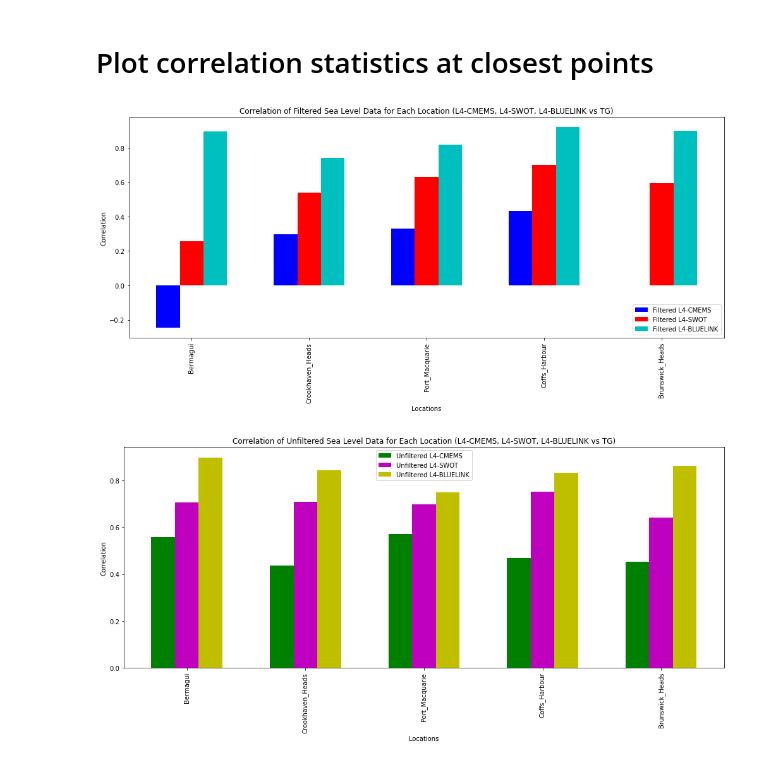
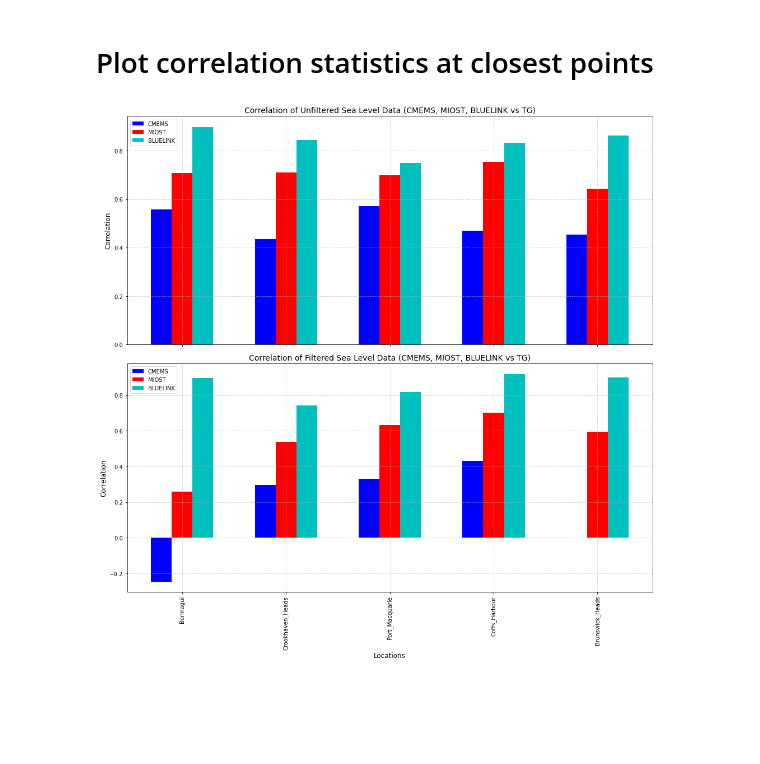
Before and after one commit to ne62rut/coastal_trapped_waves, a Jupyter notebook: correlate_tg_with_grids_1d.ipynb, the cells around one changed output. Drawn from its saved outputs; the diff is of its cells as text; code cells hidden in the pictures; blank space fills up the shorter version.

Commit message:
working on plot with spatial lag correlations

```diff
--- a/correlate_tg_with_grids_1d.ipynb
+++ b/correlate_tg_with_grids_1d.ipynb
@@ -341,66 +347,61 @@ for i in range(unfiltered_sla_array_ml.shape[1]):
         corr = np.corrcoef(unfiltered_sla_array_ml[valid_indices, i], filtered_sla_dac_demeaned[valid_indices, i])[0, 1]
     else:
         corr = np.nan  # If no valid data points, correlation is NaN
     unfiltered_correlations_ml.append(corr)
 
 # Calculate correlation for filtered BLUELINK data
 filtered_correlations_bluelink = []
 for i in range(filtered_sla_array_bluelink.shape[1]):
     corr = np.corrcoef(filtered_sla_array_bluelink[:, i], filtered_sla_dac_filtered[:, i])[0, 1]
     filtered_correlations_bluelink.append(corr)
 
 # Calculate correlation for unfiltered BLUELINK data
 unfiltered_correlations_bluelink = []
 for i in range(unfiltered_sla_array_bluelink.shape[1]):
     # Handle NaNs in unfiltered_sla_array_bluelink and filtered_sla_dac_demeaned
     valid_indices = ~np.isnan(unfiltered_sla_array_bluelink[:, i]) & ~np.isnan(filtered_sla_dac_demeaned[:, i])
     if np.any(valid_indices):
         corr = np.corrcoef(unfiltered_sla_array_bluelink[valid_indices, i], filtered_sla_dac_demeaned[valid_indices, i])[0, 1]
     else:
         corr = np.nan  # If no valid data points, correlation is NaN
     unfiltered_correlations_bluelink.append(corr)
 
-# Plotting filtered correlations
-plt.figure(figsize=(14, 7))
-bar_width = 0.2
-index = np.arange(len(locations))
 
-# Plot filtered CMEMS correlations
-plt.bar(index, filtered_correlations_cmems, width=bar_width, label='Filtered L4-CMEMS', color='b')
+# Create a single figure with two subplots
+fig, axes = plt.subplots(2, 1, figsize=(14, 14), sharex=True)
 
-# Plot filtered ML correlations
-plt.bar(index + bar_width, filtered_correlations_ml, width=bar_width, label='Filtered L4-SWOT', color='r')
+# Plot unfiltered correlations (Top subplot)
+axes[0].bar(index, unfiltered_correlations_cmems, width=bar_width, label='CMEMS', color='b')
+axes[0].bar(index + bar_width, unfiltered_correlations_ml, width=bar_width, label='MIOST', color='r')
+axes[0].bar(index + 2 * bar_width, unfiltered_correlations_bluelink, width=bar_width, label='BLUELINK', color='c')
 
-# Plot filtered BLUELINK correlations
-plt.bar(index + 2 * bar_width, filtered_correlations_bluelink, width=bar_width, label='Filtered L4-BLUELINK', color='c')
+axes[0].set_title('Correlation of Unfiltered Sea Level Data (CMEMS, MIOST, BLUELINK vs TG)', fontsize=14)
+axes[0].set_ylabel('Correlation', fontsize=12)
+axes[0].legend(fontsize=10)
+axes[0].grid(True, linestyle='--', alpha=0.6)
 
+# Plot filtered correlations (Bottom subplot)
+axes[1].bar(index, filtered_correlations_cmems, width=bar_width, label='CMEMS', color='b')
+axes[1].bar(index + bar_width, filtered_correlations_ml, width=bar_width, label='MIOST', color='r')
+axes[1].bar(index + 2 * bar_width, filtered_correlations_bluelink, width=bar_width, label='BLUELINK', color='c')
+
+axes[1].set_title('Correlation of Filtered Sea Level Data (CMEMS, MIOST, BLUELINK vs TG)', fontsize=14)
+axes[1].set_xlabel('Locations', fontsize=12)
+axes[1].set_ylabel('Correlation', fontsize=12)
+axes[1].legend(fontsize=10)
+axes[1].grid(True, linestyle='--', alpha=0.6)
+
+# Set shared x-ticks
 plt.xticks(index + bar_width, locations, rotation=90)
-plt.title('Correlation of Filtered Sea Level Data for Each Location (L4-CMEMS, L4-SWOT, L4-BLUELINK vs TG)')
-plt.xlabel('Locations')
-plt.ylabel('Correlation')
-plt.legend()
+
+# Adjust layout
 plt.tight_layout()
+
+# Save the figure as a .jpg file
+save_path = "/DGFI8/H/work_marcello/coastal_trapped_waves_data/plots_for_paper/corr_bar_plot.jpg"
+plt.savefig(save_path, format='jpg', dpi=300)
+
+# Show the figure
 plt.show()
-
-# Plotting unfiltered correlations
-plt.figure(figsize=(14, 7))
-
-# Plot unfiltered CMEMS correlations
-plt.bar(index, unfiltered_correlations_cmems, width=bar_width, label='Unfiltered L4-CMEMS', color='g')
-
-# Plot unfiltered ML correlations
-plt.bar(index + bar_width, unfiltered_correlations_ml, width=bar_width, label='Unfiltered L4-SWOT', color='m')
-
-# Plot unfiltered BLUELINK correlations
-plt.bar(index + 2 * bar_width, unfiltered_correlations_bluelink, width=bar_width, label='Unfiltered L4-BLUELINK', color='y')
-
-plt.xticks(index + bar_width, locations, rotation=90)
-plt.title('Correlation of Unfiltered Sea Level Data for Each Location (L4-CMEMS, L4-SWOT, L4-BLUELINK vs TG)')
-plt.xlabel('Locations')
-plt.ylabel('Correlation')
-plt.legend()
-plt.tight_layout()
-plt.show()
 # %% [output]
-[figure, old version]
+[figure, new version]
-[figure, removed]
```
Also changed, not shown: parts of 1 cell of this notebook, 2 other files.
